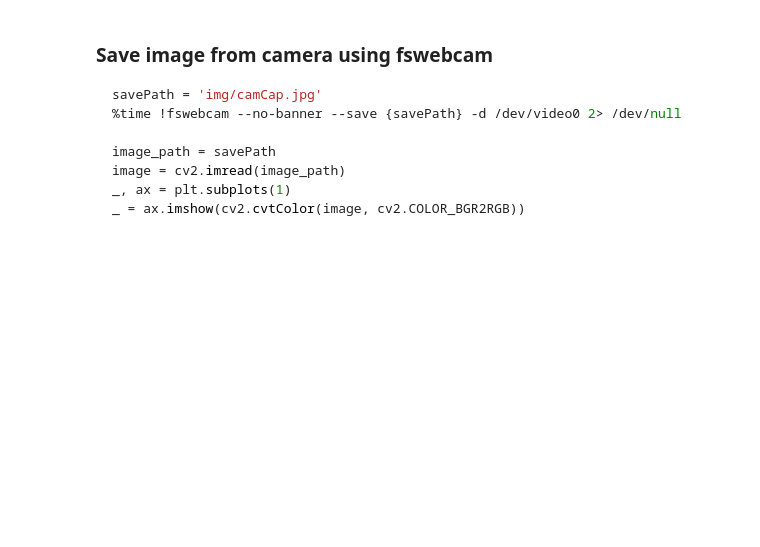
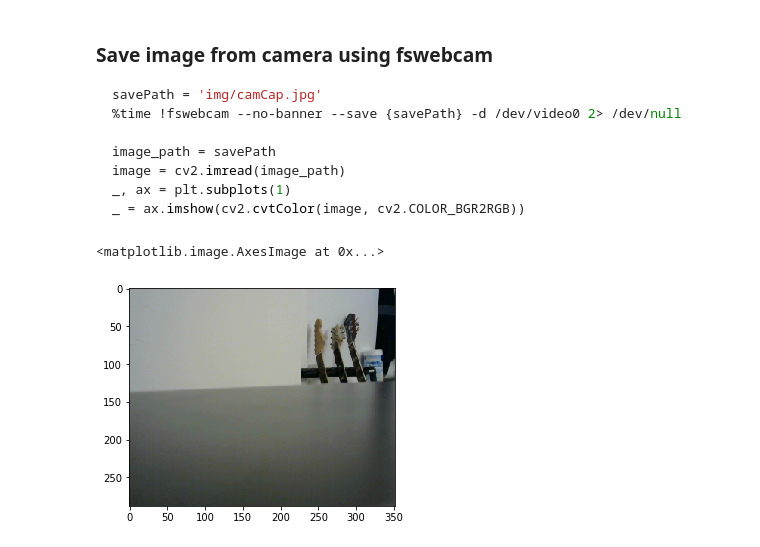
Before and after one commit to Ashment/DP_NNInference, a Jupyter notebook: Realtime Webcam Inference.ipynb, the cells around one changed output. Cells and saved outputs as stored; diff of their text form; code cells hidden in the pictures; blank space fills up the shorter version.

````diff
--- a/Realtime Webcam Inference.ipynb
+++ b/Realtime Webcam Inference.ipynb
@@ -227,3 +335,9 @@ image = cv2.imread(image_path)
 _, ax = plt.subplots(1)
 _ = ax.imshow(cv2.cvtColor(image, cv2.COLOR_BGR2RGB))
 ```
+# %%
+_, ax = plt.subplots(1)
+ax.imshow(frame)
+# %% [output]
+<matplotlib.image.AxesImage at 0x...>
+[figure, added]
````
Also changed, not shown: parts of 6 cells of this notebook, 4 other files.
